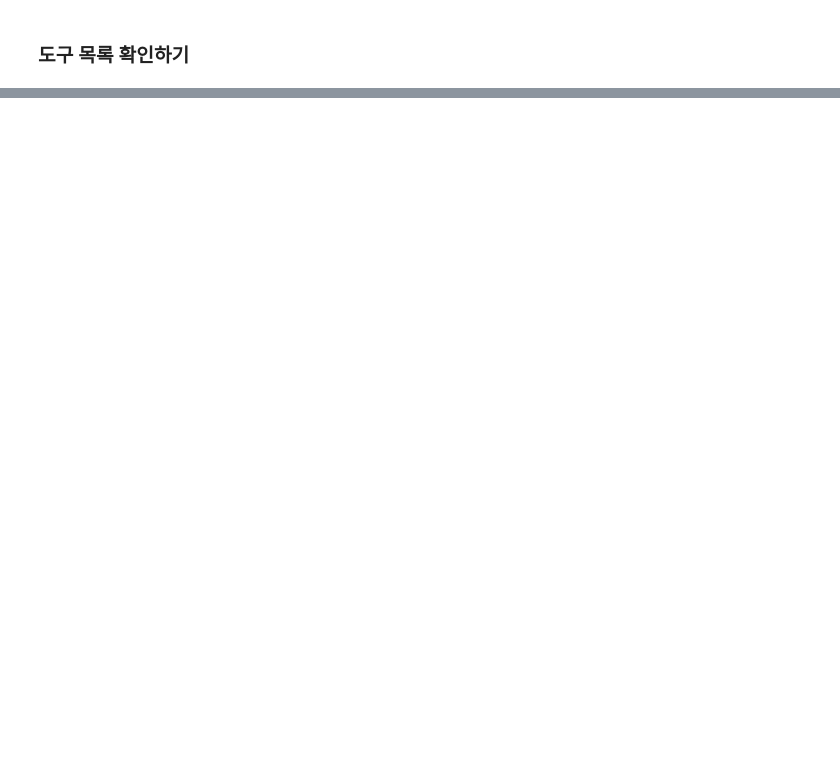
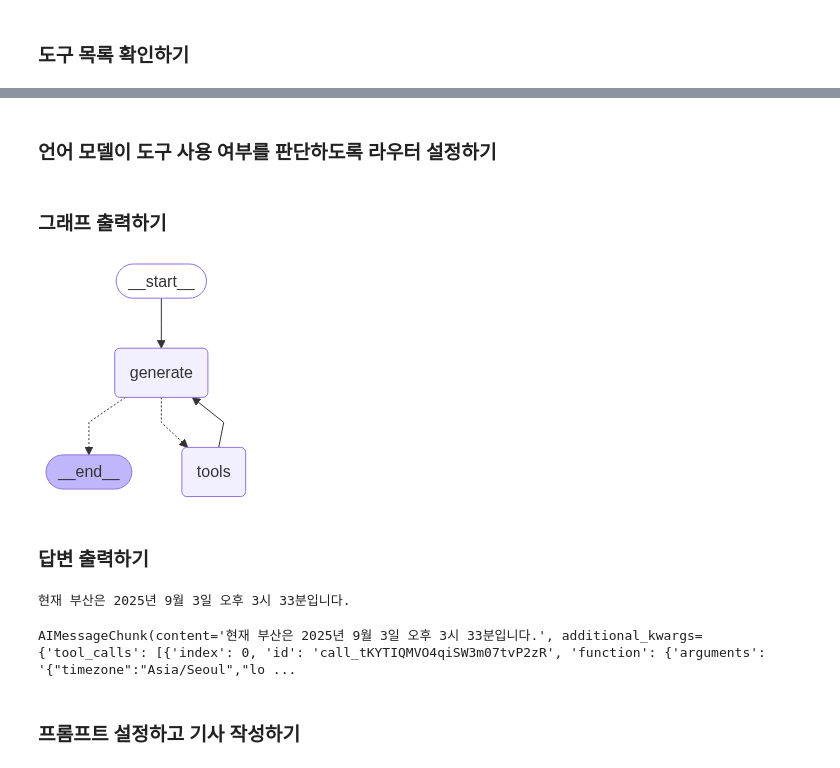
Before and after one commit to LeeSiHyeon711/Study_AI_Agent, a Jupyter notebook: chap12/langgraph_tools.ipynb, the cells around one changed output, grey strips where cells are left out. Drawn from its saved outputs; the diff is of its cells as text; code cells hidden in the pictures; blank space fills up the shorter version.

```diff
--- a/chap12/langgraph_tools.ipynb
+++ b/chap12/langgraph_tools.ipynb
@@ -2,9 +2,14 @@
 ### 언어 모델 설정하기
 # %%
 from langchain_openai import ChatOpenAI
+import os
+import dotenv
+
+# .env에서 api 키 가져오기
+dotenv.load_dotenv()
 
 # 모델 초기화
-model = ChatOpenAI(model="gpt-4o-mini", temperature=0.01)
+model = ChatOpenAI(model="gpt-4o-mini", temperature=0.01, api_key=os.getenv("OPENAI_API_KEY"))
 model.invoke("안녕하세요")
 # %% [output]
 AIMessage(content='안녕하세요! 어떻게 도와드릴까요?', additional_kwargs={'refusal': None}, response_metadata={'token_usage': {'completion_tokens': 10, 'prompt_tokens': 9, 'total_tokens': 19, 'completion_tokens_deta ...
@@ -117,0 +196,62 @@ get_web_search name='get_web_search' description='웹 검색을 수행하는 함
+# %% [markdown]
+### 언어 모델이 도구 사용 여부를 판단하도록 라우터 설정하기
+# %%
+def route_tools(state: State):
+    """
+    마지막 메시지에 도구 호출이 있는 경우 ToolNode로 라우팅하고,
+    그렇지 않은 경우 끝으로 라우팅하기 위해 conditional_edge에서 사용합니다.
+    """
+    if isinstance(state, list):
+        ai_message = state[-1]
+    elif messages := state.get("messages", []):
+        ai_message = messages[-1]
+    else:
+        raise ValueError(f"tool_edge 입력 상태에서 메시지를 찾을 수 없습니다: {state}")
+    if hasattr(ai_message, "tool_calls") and len(ai_message.tool_calls) > 0:
+        return "tools"
+    return END
+
+graph_builder.add_edge(START, "generate")
+
+graph_builder.add_conditional_edges(
+    "generate",
+    route_tools,
+    {"tools": "tools", END: END},
+)
+# 도구가 호출될 때마다 다음 단꼐를 결정하기 위해 챗봇으로 돌아감
+graph_builder.add_edge("tools", "generate")
+graph = graph_builder.compile()
+# %% [markdown]
+### 그래프 출력하기
+# %%
+from IPython.display import Image, display
+
+try:
+    display(Image(graph.get_graph().draw_mermaid_png()))
+except Exception:
+    pass
+# %% [output]
+[figure, added]
+# %% [markdown]
+### 답변 출력하기
+# %%
+from langchain_core.messages import AIMessageChunk, HumanMessage
+
+inputs = [HumanMessage(content="지금 부산 몇 시야?")]
+
+gathered = None
+for msg, metadata in graph.stream({"messages": inputs}, stream_mode="messages"):
+    if isinstance(msg, AIMessageChunk):
+        print(msg.content, end='')
+
+        if gathered is None:
+            gathered = msg
+        else:
+            gathered = gathered + msg
+
+gathered
+# %% [output]
+현재 부산은 2025년 9월 3일 오후 3시 33분입니다.
+AIMessageChunk(content='현재 부산은 2025년 9월 3일 오후 3시 33분입니다.', additional_kwargs={'tool_calls': [{'index': 0, 'id': 'call_tKYTIQMVO4qiSW3m07tvP2zR', 'function': {'arguments': '{"timezone":"Asia/Seoul","lo ...
+# %% [markdown]
+### 프롬프트 설정하고 기사 작성하기
```
Also changed, not shown: parts of 9 cells of this notebook, 1 other file.
